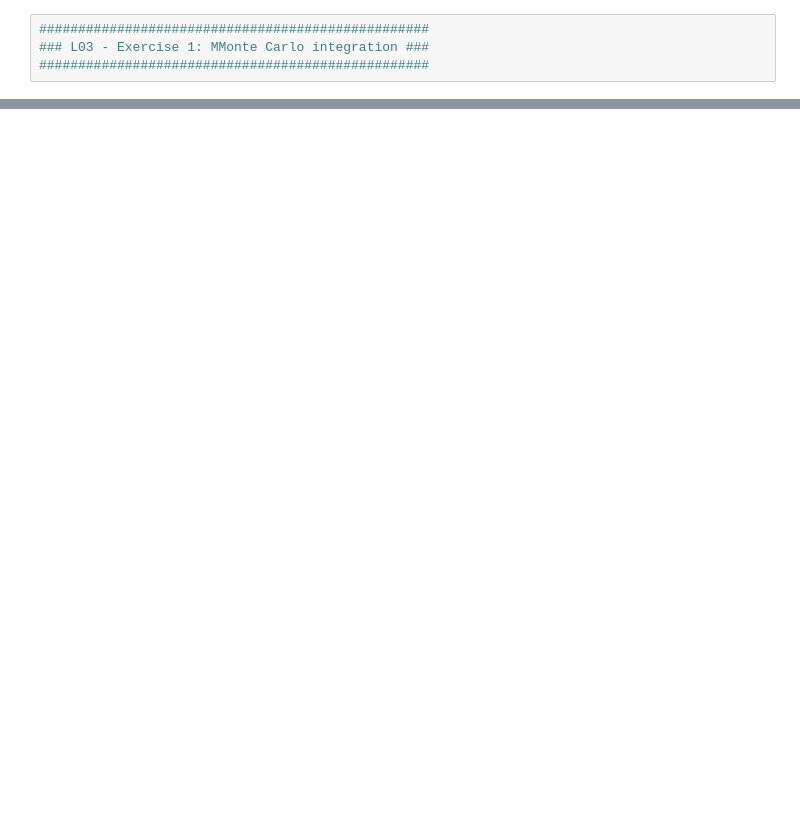
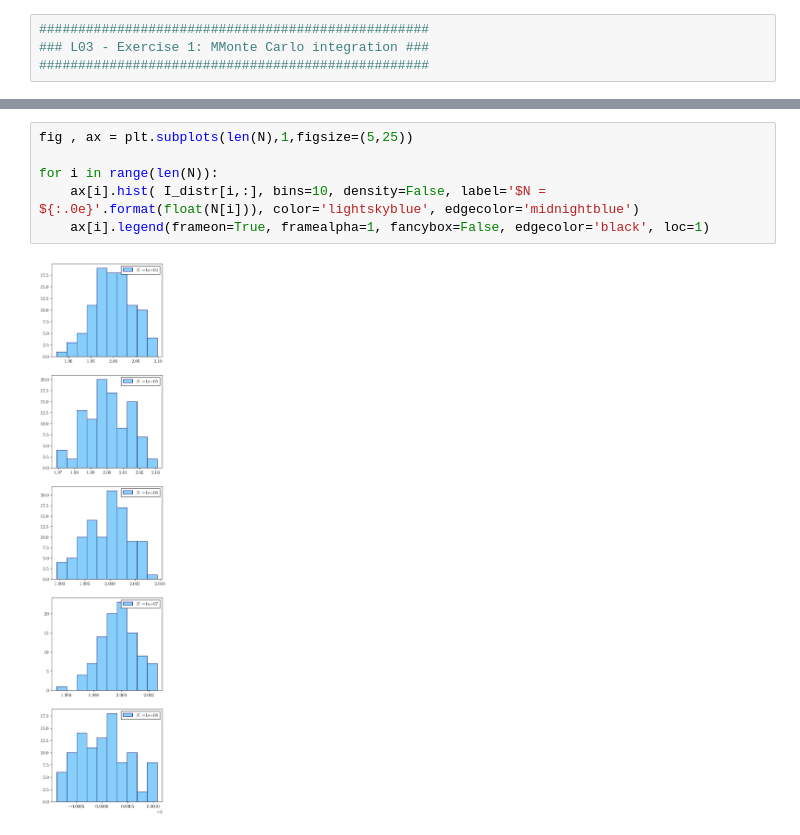
Before and after one commit to Andrea-Pierini/astrostatistics_bicocca_2022-1, a Jupyter notebook: working/L03.ipynb, the cells around one changed output, grey strips where cells are left out. Saved outputs shown, nothing was run; the diff lists cells and outputs as text; blank space fills up the shorter version.

```diff
--- a/working/L03.ipynb
+++ b/working/L03.ipynb
@@ -162,0 +315,8 @@ c = [109, 65, 22, 3, 1]
+# %%
+fig , ax = plt.subplots(len(N),1,figsize=(5,25))
+
+for i in range(len(N)):
+    ax[i].hist( I_distr[i,:], bins=10, density=False, label='$N = ${:.0e}'.format(float(N[i])), color='lightskyblue', edgecolor='midnightblue')
+    ax[i].legend(frameon=True, framealpha=1, fancybox=False, edgecolor='black', loc=1)
+# %% [output]
+[figure, added]
```
Also changed, not shown: parts of 11 cells of this notebook, 4 other files.
